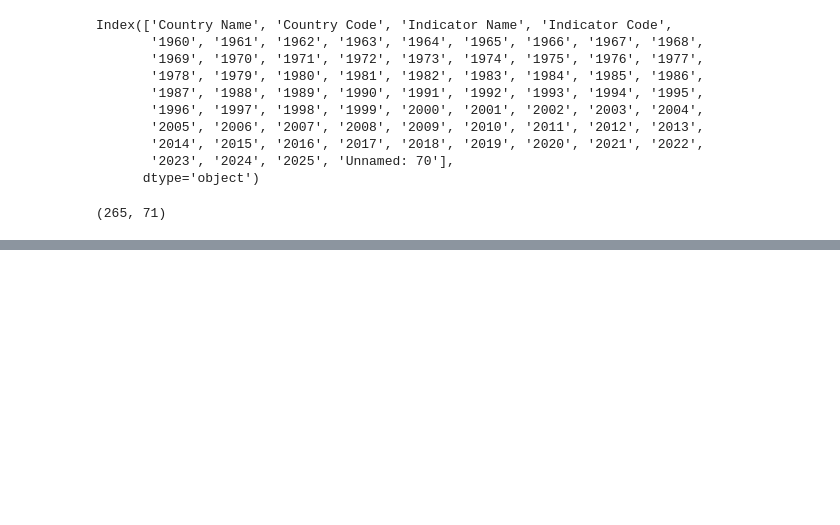
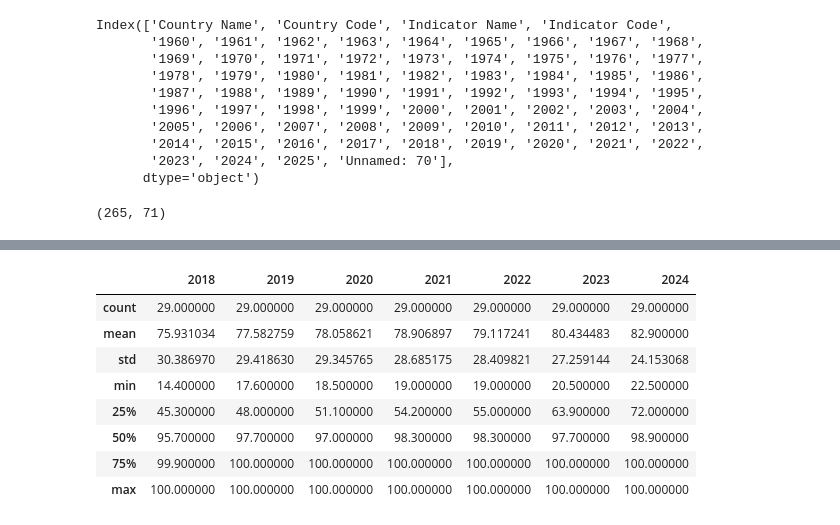
Before and after one commit to ajbunny/AI-Readiness-Governance-Capstone, a Jupyter notebook: notebooks/03_country_electricity.ipynb, the cells around one changed output, grey strips where cells are left out. Drawn from its saved outputs; the diff is of its cells as text; code cells hidden in the pictures; blank space fills up the shorter version.

```diff
--- a/notebooks/03_country_electricity.ipynb
+++ b/notebooks/03_country_electricity.ipynb
@@ -53,0 +139,4 @@ df.shape
+# %%
+year_cols = [str(year) for year in range(2018, 2025)]
+
+year_cols
@@ -53,0 +145,2 @@ df.shape
+# %%
+id_cols = ["Country Name", "Country Code", "Indicator Name", "Indicator Code"]
@@ -53,0 +161,4 @@ df.shape
+# %%
+## Combine the id_cols and year_cols to create a new dataframe with only the relevant columns
+
+electricity_candidates = electricity_candidates[id_cols + year_cols]
@@ -53,0 +175,2 @@ df.shape
+# %%
+electric_selected = electricity_candidates.copy()
@@ -53,0 +196,12 @@ df.shape
+# %%
+electric_selected[year_cols].describe()
+# %% [output]
+|  | 2018 | 2019 | 2020 | 2021 | 2022 | 2023 | 2024 |
+| count | 29.000000 | 29.000000 | 29.000000 | 29.000000 | 29.000000 | 29.000000 | 29.000000 |
+| mean | 75.931034 | 77.582759 | 78.058621 | 78.906897 | 79.117241 | 80.434483 | 82.900000 |
+| std | 30.386970 | 29.418630 | 29.345765 | 28.685175 | 28.409821 | 27.259144 | 24.153068 |
+| min | 14.400000 | 17.600000 | 18.500000 | 19.000000 | 19.000000 | 20.500000 | 22.500000 |
+| 25% | 45.300000 | 48.000000 | 51.100000 | 54.200000 | 55.000000 | 63.900000 | 72.000000 |
+| 50% | 95.700000 | 97.700000 | 97.000000 | 98.300000 | 98.300000 | 97.700000 | 98.900000 |
+| 75% | 99.900000 | 100.000000 | 100.000000 | 100.000000 | 100.000000 | 100.000000 | 100.000000 |
+| max | 100.000000 | 100.000000 | 100.000000 | 100.000000 | 100.000000 | 100.000000 | 100.000000 |
```
Also changed, not shown: parts of 13 cells of this notebook, 1 other file.
